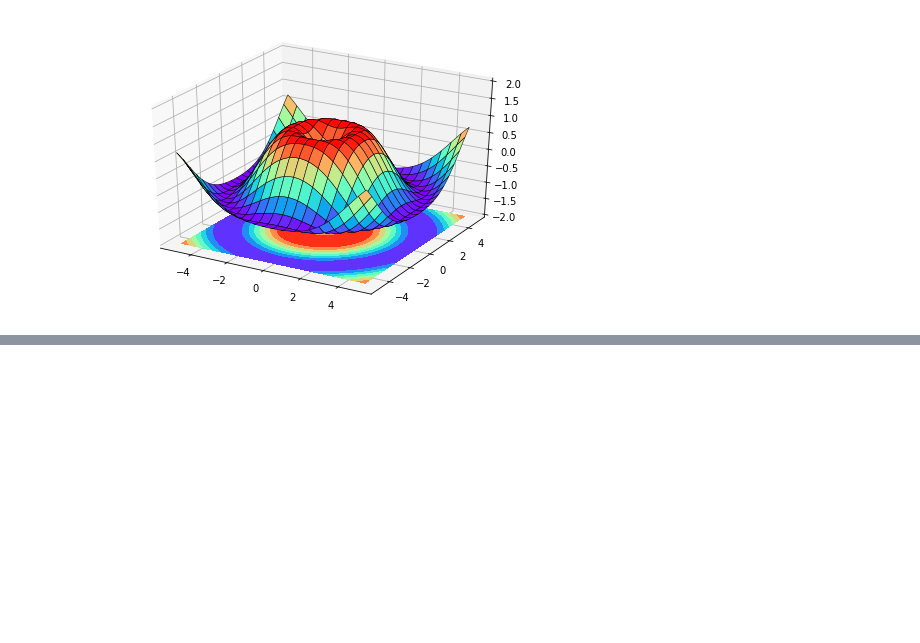
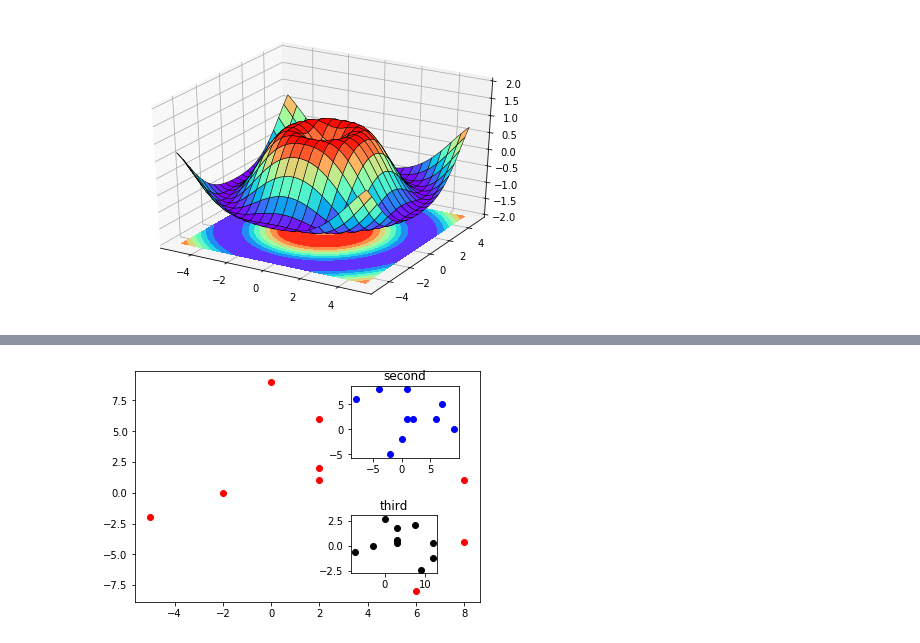
Before and after one commit to Leolewis5/Machine_Learning, a Jupyter notebook: data_handle/matplotlib_practice.ipynb, the cells around one changed output, grey strips where cells are left out. Cells and saved outputs as stored; diff of their text form; code cells hidden in the pictures; blank space fills up the shorter version.

```diff
--- a/data_handle/matplotlib_practice.ipynb
+++ b/data_handle/matplotlib_practice.ipynb
@@ -232 +232,23 @@ ax4.plot(rx,rx**2)
 [figure]
+# %%
+#subplot in plot
+fig= plt.figure()
+
+xx = np.random.randint(-10,10,10)
+yy = np.random.randint(-10,10,10)
+
+ax1 = fig.add_axes([0.1,0.1,0.8,0.8])  # left, bottom, width, height
+ax1.scatter(xx,yy,c='red')
+
+ax2 = fig.add_axes([0.6,0.6,0.25,0.25])
+ax2.scatter(yy,xx,c='blue')
+ax2.set_title('second')
+
+plt.axes([0.6,0.2,0.2,0.2])
+plt.scatter(xx*1.5,yy*0.3,c='black')
+plt.title('third')
+
+
+plt.show()
+# %% [output]
+[figure, added]
```
Also changed, not shown: parts of 7 cells of this notebook.
